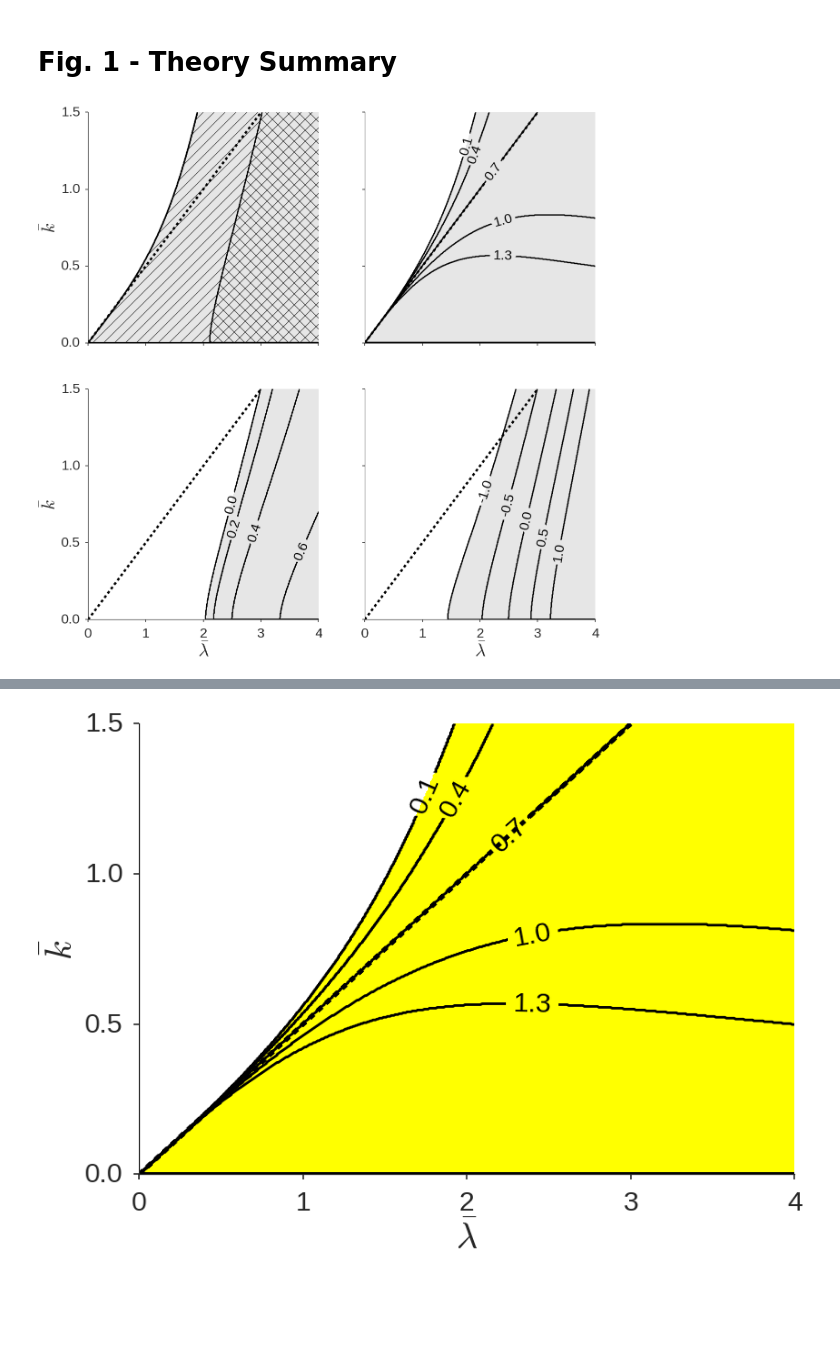
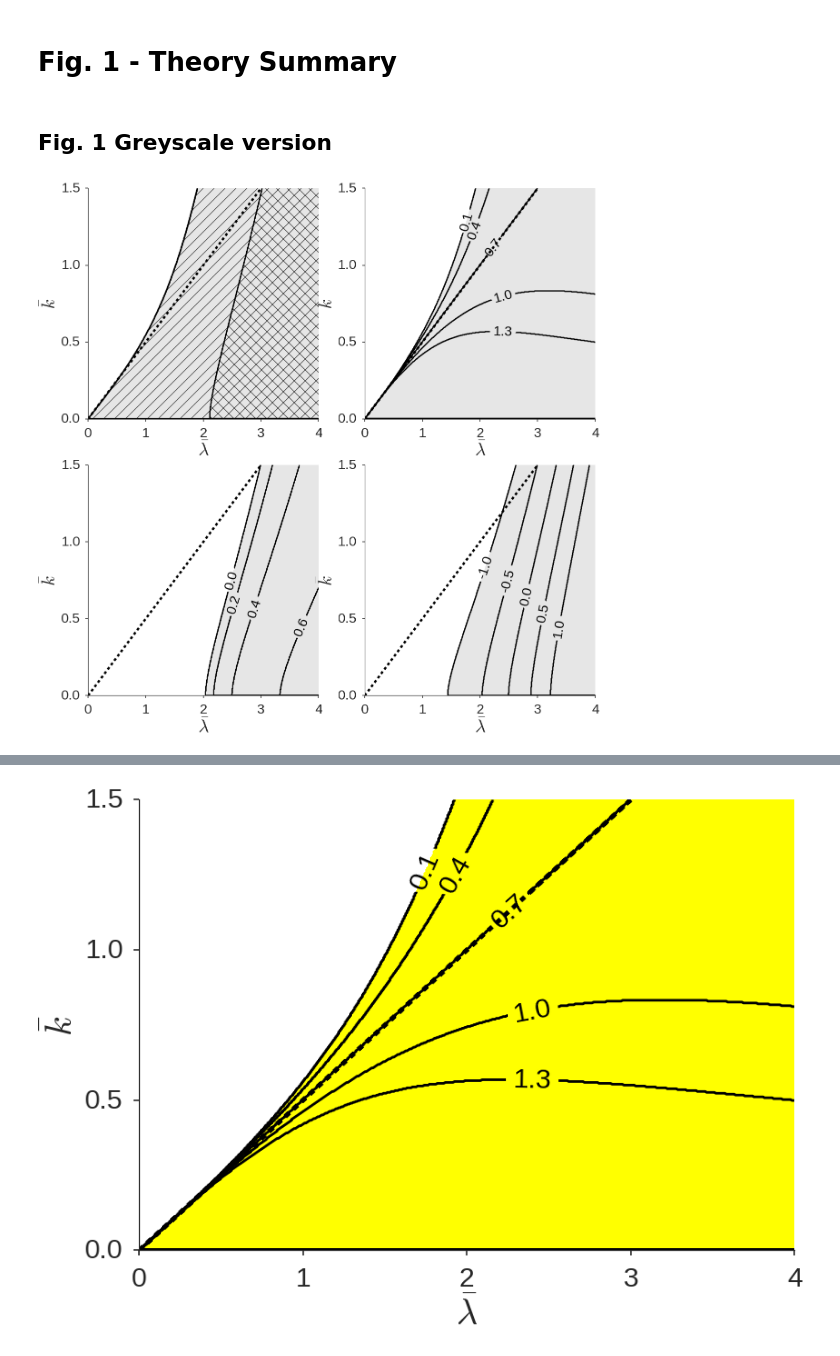
Before and after one commit to jensv/fluxtubestability, a Jupyter notebook: ipython_notebooks/paper_figures.ipynb, the cells around one changed output, grey strips where cells are left out. Saved outputs shown, nothing was run; the diff lists cells and outputs as text; code cells hidden in the pictures; blank space fills up the shorter version.

Commit message:
Attempt to make all subplots for numerical figure in one figure.
Abandon, make figures individually and put them together in inkscape.

```diff
--- a/ipython_notebooks/paper_figures.ipynb
+++ b/ipython_notebooks/paper_figures.ipynb
@@ -27,11 +27,13 @@ import analytic_condition as ac
 import analytic_condition
 reload(analytic_condition)
 from analytic_condition import conditions
+# %% [markdown]
+## Fig. 1  Greyscale version
 # %%
 fig, axes = plt.subplots(2, 2,
                          figsize=(20,20),
-                         sharex=True,
-                         sharey=True)
+                         sharex=False,
+                         sharey=False)
 
 example_ax = axes[0][0]
 kink_ax = axes[0][1]
@@ -72,6 +74,11 @@ example_ax.contourf(lambda_bar_mesh, k_bar_mesh, stability, cmap=cmap,
 example_ax.contour(lambda_bar_mesh, k_bar_mesh, stability,
                    levels=[0., 0.5, 1.5, 2.], colors='black')
 example_ax.plot([0, 3.], [0., 1.5], '--', c='black', lw=5)
+
+example_ax.set_xlabel(r'$\bar{\lambda}$', fontsize=40)
+plt.setp(example_ax.get_xticklabels(), fontsize=30)
+example_ax.set_xticks(np.arange(0., 5, 1.))
+
 example_ax.set_ylabel(r'$\bar{k}$', fontsize=40)
 plt.setp(example_ax.get_yticklabels(), fontsize=30)
 example_ax.set_yticks(np.arange(0., 2.0, 0.5))
@@ -121,6 +128,15 @@ line_y = np.linspace(0, 1.5, 50)
 line_y_masked = np.ma.masked_inside(line_y, 1.05, 1.18)
 
 kink_ax.plot(line_x, line_y_masked, '--', c='black', lw=5)
+
+kink_ax.plot([0, 3.], [0., 1.5], '--', c='black', lw=5)
+kink_ax.set_xlabel(r'$\bar{\lambda}$', fontsize=40)
+plt.setp(kink_ax.get_xticklabels(), fontsize=30)
+kink_ax.set_xticks(np.arange(0., 5, 1.))
+
+kink_ax.set_ylabel(r'$\bar{k}$', fontsize=40)
+plt.setp(kink_ax.get_yticklabels(), fontsize=30)
+kink_ax.set_yticks(np.arange(0., 2.0, 0.5))
 
 ## Sausage Plot ##
 ##################
@@ -196,31 +212,38 @@ contour = delta_ax.contourf(lambda_bar_mesh,
                             extend='both')
 levels = np.arange(-1.0, 1.6, 0.5)
 contour_lines = delta_ax.contour(lambda_bar_mesh,
                                  k_bar_mesh,
                                  stability,
                                  levels=levels,
                                  colors='black')
 contour.cmap.set_over('0.9')
 contour.cmap.set_under('white')
 contour.set_clim(-1.3, -1.0)
 
 for line in contour_lines.collections:
     line.set_linestyle('solid')
 
 sausage_ax.clabel(contour_lines,
                   fontsize=30,
                   manual=([2., 0.85],
                           [2.4, 0.75],
                           [2.8, 0.65],
                           [3.0, 0.55],
                           [3.3, 0.45]),
                           fmt='%.1f')
 
 delta_ax.plot([0, 3.], [0., 1.5], '--', c='black', lw=5)
+
 delta_ax.set_xlabel(r'$\bar{\lambda}$', fontsize=40)
 plt.setp(delta_ax.get_xticklabels(), fontsize=30)
 delta_ax.set_xticks(np.arange(0., 5, 1.))
+
+delta_ax.set_ylabel(r'$\bar{k}$', fontsize=40)
+plt.setp(delta_ax.get_yticklabels(), fontsize=30)
+delta_ax.set_yticks(np.arange(0., 2.0, 0.5))
+
+
 sns.despine(fig)
 fig.savefig('../../figures/figure_1.png')
 # %% [output]
-[figure, old version]
+[figure, new version]
```
Also changed, not shown: parts of 9 cells of this notebook.
